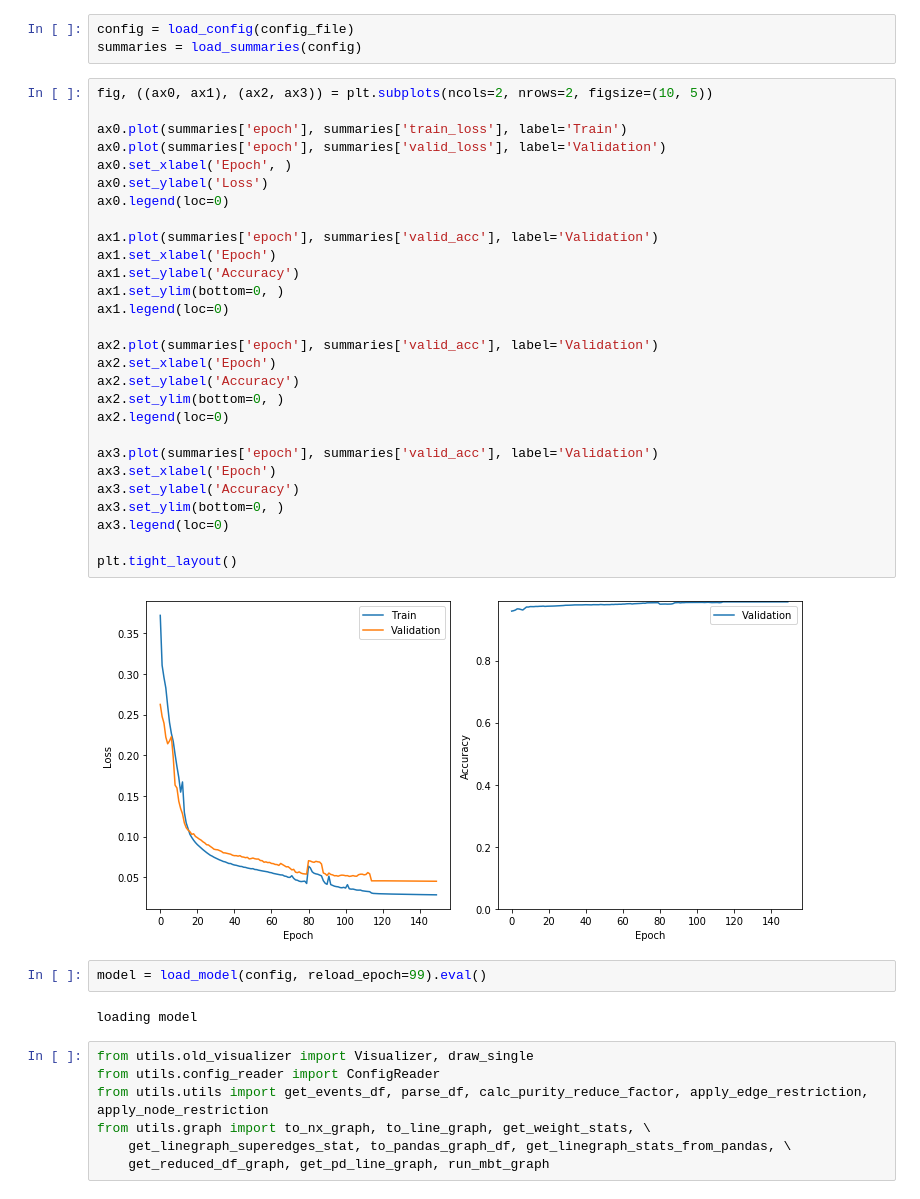
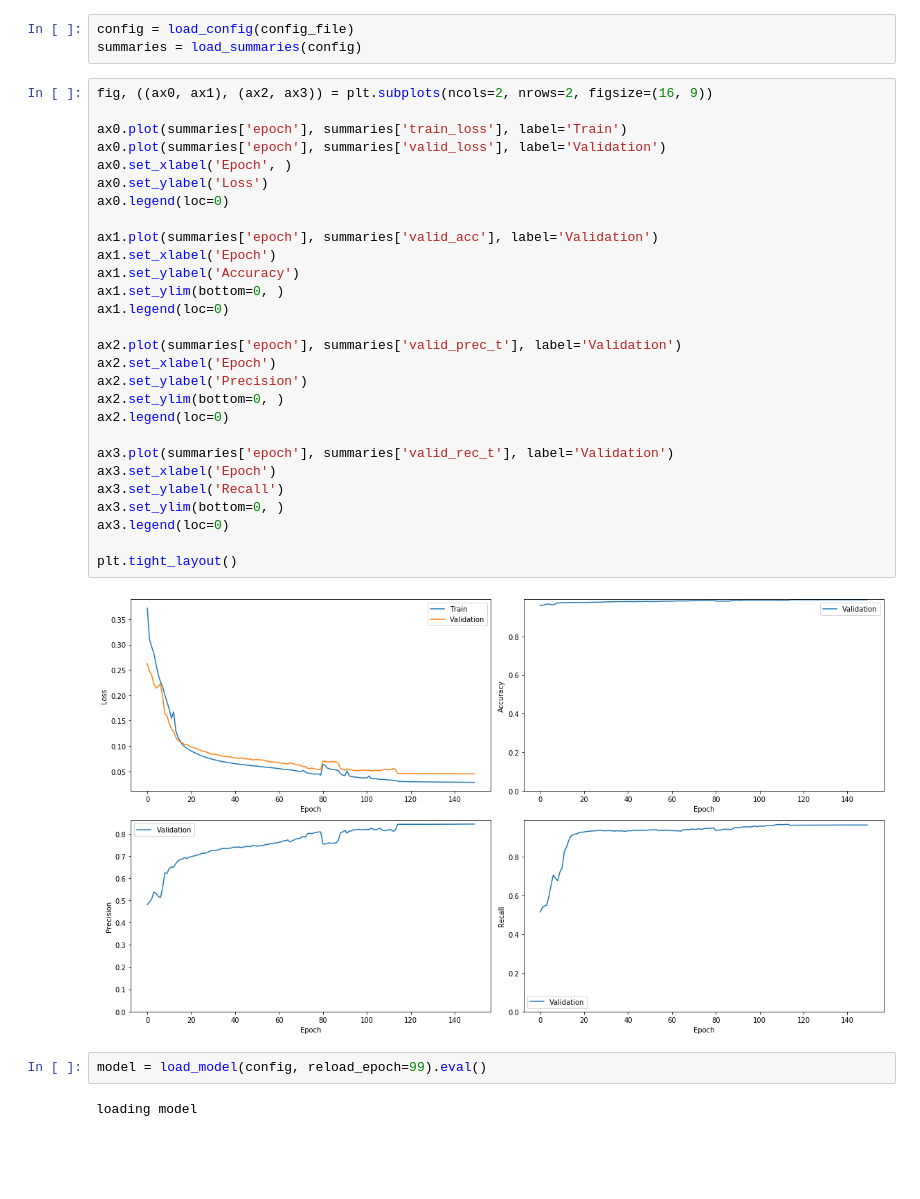
Before and after one commit to gooldan/GraphTracking_v0, a Jupyter notebook: notebooks/validate_event.ipynb, the cells around one changed output. Saved outputs shown, nothing was run; the diff lists cells and outputs as text; blank space fills up the shorter version.

```diff
--- a/notebooks/validate_event.ipynb
+++ b/notebooks/validate_event.ipynb
@@ -48,43 +50,36 @@ config_file = '../configs/evaluate_config.yaml'
 config = load_config(config_file)
 summaries = load_summaries(config)
 # %%
-fig, ((ax0, ax1), (ax2, ax3)) = plt.subplots(ncols=2, nrows=2, figsize=(10, 5))
+fig, ((ax0, ax1), (ax2, ax3)) = plt.subplots(ncols=2, nrows=2, figsize=(16, 9))
 
 ax0.plot(summaries['epoch'], summaries['train_loss'], label='Train')
 ax0.plot(summaries['epoch'], summaries['valid_loss'], label='Validation')
 ax0.set_xlabel('Epoch', )
 ax0.set_ylabel('Loss')
 ax0.legend(loc=0)
 
 ax1.plot(summaries['epoch'], summaries['valid_acc'], label='Validation')
 ax1.set_xlabel('Epoch')
 ax1.set_ylabel('Accuracy')
 ax1.set_ylim(bottom=0, )
 ax1.legend(loc=0)
 
-ax2.plot(summaries['epoch'], summaries['valid_acc'], label='Validation')
+ax2.plot(summaries['epoch'], summaries['valid_prec_t'], label='Validation')
 ax2.set_xlabel('Epoch')
-ax2.set_ylabel('Accuracy')
+ax2.set_ylabel('Precision')
 ax2.set_ylim(bottom=0, )
 ax2.legend(loc=0)
 
-ax3.plot(summaries['epoch'], summaries['valid_acc'], label='Validation')
+ax3.plot(summaries['epoch'], summaries['valid_rec_t'], label='Validation')
 ax3.set_xlabel('Epoch')
-ax3.set_ylabel('Accuracy')
+ax3.set_ylabel('Recall')
 ax3.set_ylim(bottom=0, )
 ax3.legend(loc=0)
 
 plt.tight_layout()
 # %% [output]
-[figure, old version]
+[figure, new version]
 # %%
 model = load_model(config, reload_epoch=99).eval()
 # %% [output]
 loading model
-# %%
-from utils.old_visualizer import Visualizer, draw_single
-from utils.config_reader import ConfigReader
-from utils.utils import get_events_df, parse_df, calc_purity_reduce_factor, apply_edge_restriction, apply_node_restriction
-from utils.graph import to_nx_graph, to_line_graph, get_weight_stats, \
-    get_linegraph_superedges_stat, to_pandas_graph_df, get_linegraph_stats_from_pandas, \
-    get_reduced_df_graph, get_pd_line_graph, run_mbt_graph
```
Also changed, not shown: parts of 47 cells of this notebook, 2 other files.
